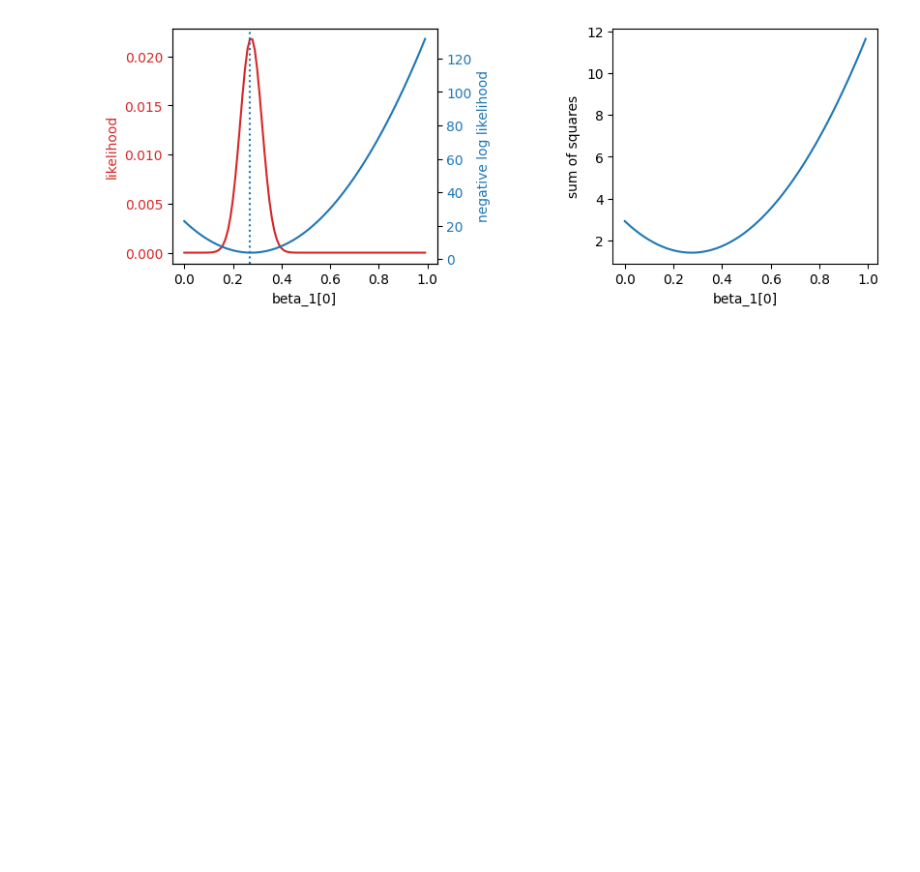
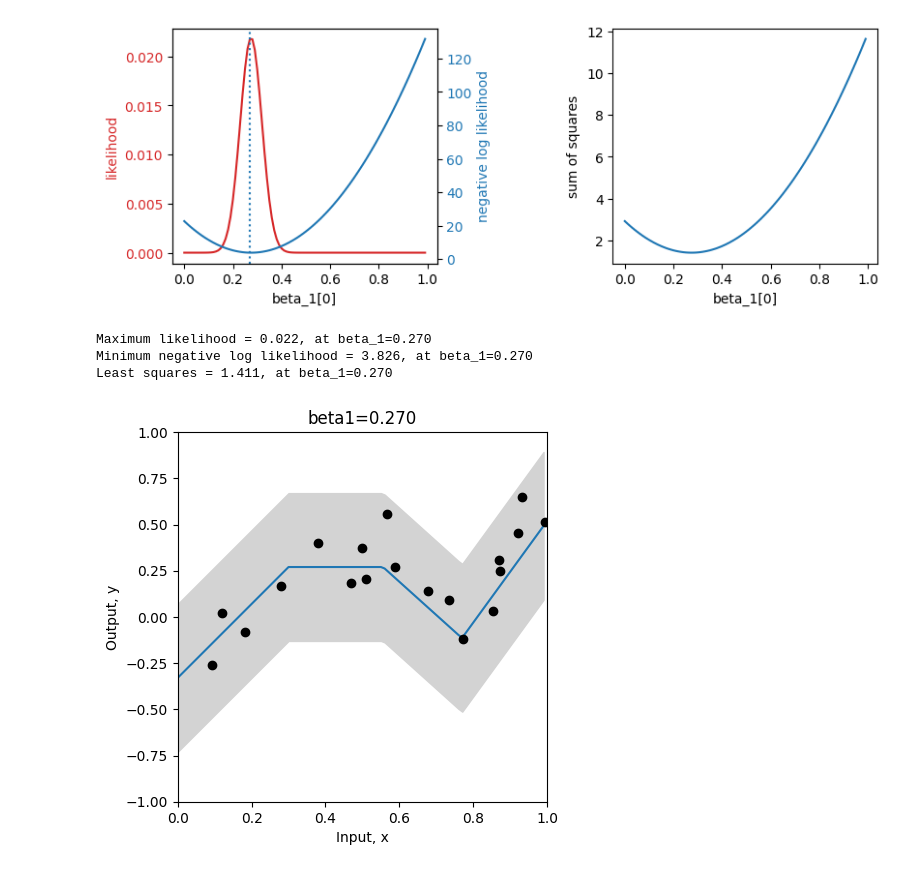
Before and after one commit to Saransh-Basu-01/Understanding-Deep-learning-, a Jupyter notebook: Chapter_5_Loss_Functions.ipynb, the cells around one changed output. Drawn from its saved outputs; the diff is of its cells as text; code cells hidden in the pictures; blank space fills up the shorter version.

```diff
--- a/Chapter_5_Loss_Functions.ipynb
+++ b/Chapter_5_Loss_Functions.ipynb
@@ -258,3 +258,20 @@ ax[1].plot(beta_1_vals, sum_squares); ax[1].set_xlabel('beta_1[0]'); ax[1].set_y
 plt.show()
 # %% [output]
 [figure]
+# %%
+# Hopefully, you can see that the maximum of the likelihood fn is at the same position as the minimum negative log likelihood
+# and the least squares solutions
+# Let's check that:
+print("Maximum likelihood = %3.3f, at beta_1=%3.3f"%( (likelihoods[np.argmax(likelihoods)],beta_1_vals[np.argmax(likelihoods)])))
+print("Minimum negative log likelihood = %3.3f, at beta_1=%3.3f"%( (nlls[np.argmin(nlls)],beta_1_vals[np.argmin(nlls)])))
+print("Least squares = %3.3f, at beta_1=%3.3f"%( (sum_squares[np.argmin(sum_squares)],beta_1_vals[np.argmin(sum_squares)])))
+
+# Plot the best model
+beta_1[0,0] = beta_1_vals[np.argmin(sum_squares)]
+y_model = shallow_nn(x_model, beta_0, omega_0, beta_1, omega_1)
+plot_univariate_regression(x_model, y_model, x_train, y_train, sigma_model = sigma, title="beta1=%3.3f"%(beta_1[0,0]))
+# %% [output]
+Maximum likelihood = 0.022, at beta_1=0.270
+Minimum negative log likelihood = 3.826, at beta_1=0.270
+Least squares = 1.411, at beta_1=0.270
+[figure, added]
```
Also changed, not shown: parts of 1 cell of this notebook.
